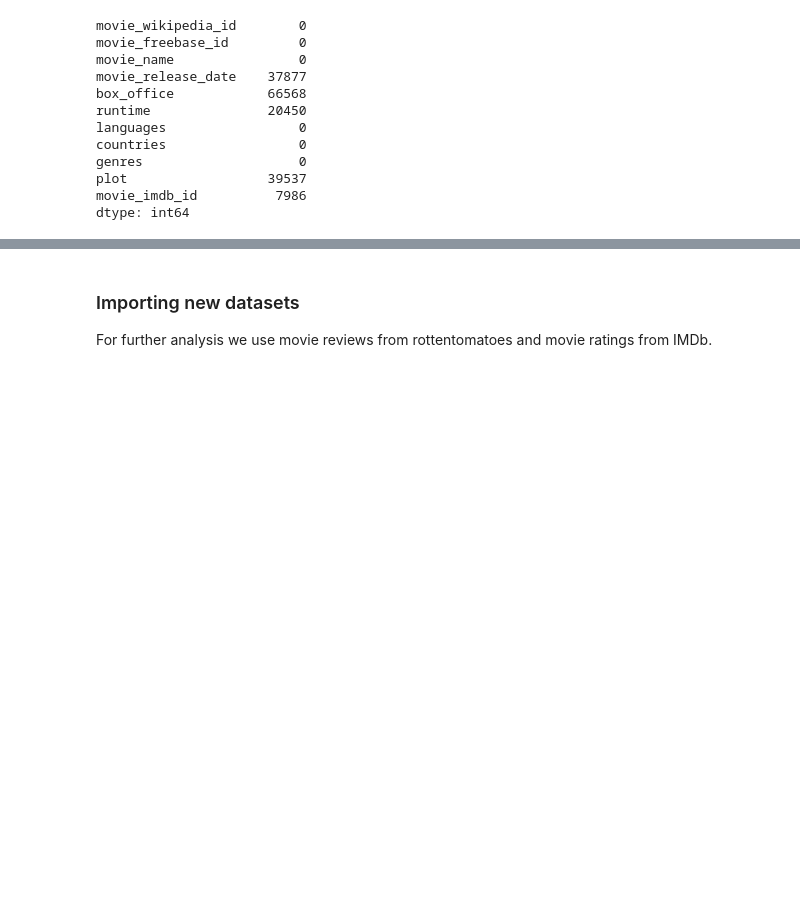
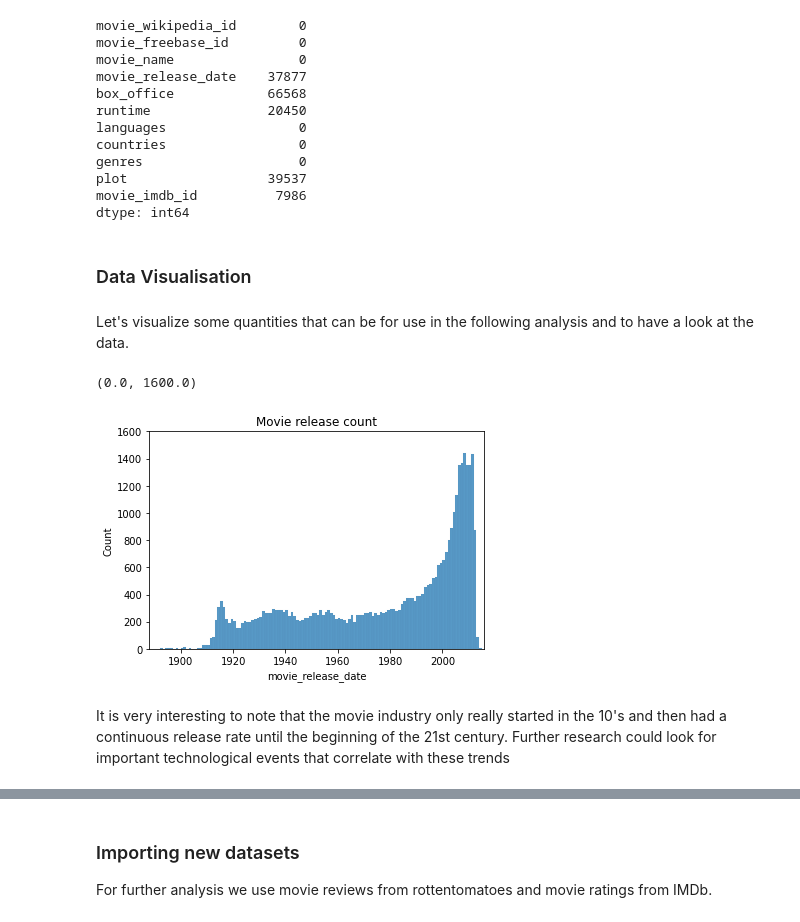
Before and after one commit to epfl-ada/ada-2023-project-adacalypse, a Jupyter notebook: code/P2_notebook.ipynb, the cells around one changed output, grey strips where cells are left out. Cells and saved outputs as stored; diff of their text form; code cells hidden in the pictures; blank space fills up the shorter version.

Commit message:
Data Visualisation and Lost Movies

```diff
--- a/code/P2_notebook.ipynb
+++ b/code/P2_notebook.ipynb
@@ -422,3 +422,24 @@ genres                    0
 plot                  39537
 movie_imdb_id          7986
 dtype: int64
+# %% [markdown]
+### Data Visualisation
+# %% [markdown]
+Let's visualize some quantities that can be for use in the following analysis and to have a look at the data.
+# %%
+movies_analysis_df = movie_metadata.copy()
+movies_analysis_df['movie_release_date'] = movies_analysis_df['movie_release_date'].apply(lambda x : x.year)
+movies_analysis_df['movie_release_date'] = movies_analysis_df['movie_release_date'].fillna(0).astype(int)
+# %%
+# Movie Release Count
+# Time trends of different aspects will be analysed in this project.
+# Let's first have a look on the general trend of movie releasing across time
+fig, ax = plt.subplots()
+sns.histplot(data=movies_analysis_df, x='movie_release_date', ax = ax, binwidth=1).set(title='Movie release count')
+ax.set_xlim(1888, 2016)
+ax.set_ylim(0,1600)
+# %% [output]
+(0.0, 1600.0)
+[figure, added]
+# %% [markdown]
+It is very interesting to note that the movie industry only really started in the 10's and then had a continuous release rate until the beginning of the 21st century. Further research could look for important technological events that correlate with these trends
```
Also changed, not shown: parts of 37 cells of this notebook, 1 other file.
